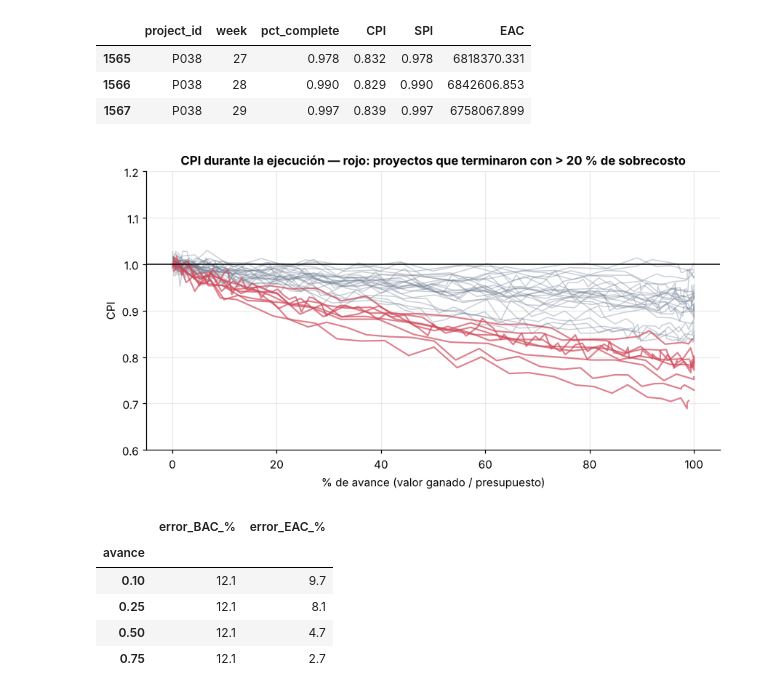
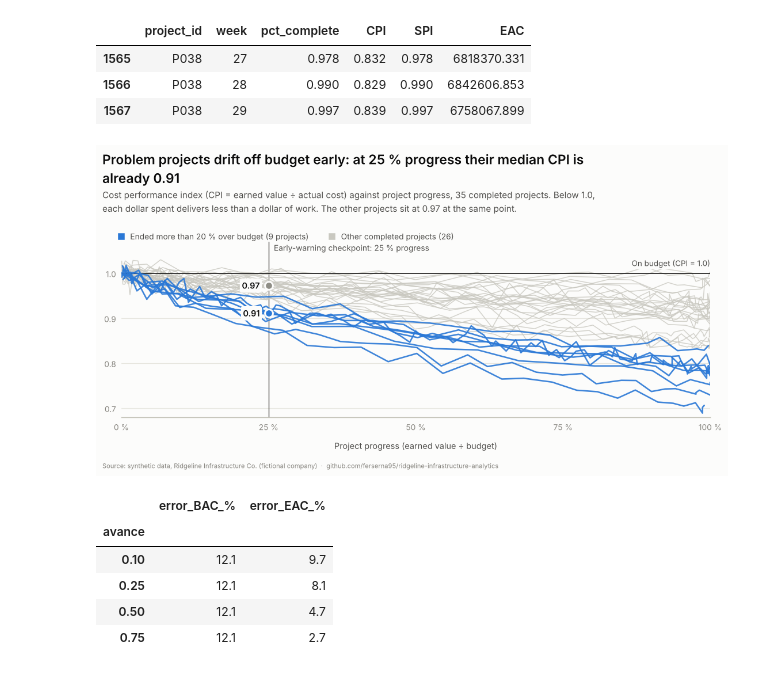
Before and after one commit to ferserna95/ridgeline-infrastructure-analytics, a Jupyter notebook: notebooks/01_eda_evm.ipynb, the cells around one changed output. Saved outputs shown, nothing was run; the diff lists cells and outputs as text; code cells hidden in the pictures.

```diff
--- a/notebooks/01_eda_evm.ipynb
+++ b/notebooks/01_eda_evm.ipynb
@@ -218,18 +237,41 @@ evm[["project_id", "week", "pct_complete", "CPI", "SPI", "EAC"]].tail(3).round(3
 | 1565 | P038 | 27 | 0.978 | 0.832 | 0.978 | 6818370.331 |
 | 1566 | P038 | 28 | 0.990 | 0.829 | 0.990 | 6842606.853 |
 | 1567 | P038 | 29 | 0.997 | 0.839 | 0.997 | 6758067.899 |
-# %%
-fig, ax = plt.subplots(figsize=(8, 4.5))
-final_over = done.set_index("project_id").overrun_pct
-for pid, g in evm[evm.project_id.isin(done.project_id)].groupby("project_id"):
-    bad = final_over[pid] > 20
-    ax.plot(g.pct_complete * 100, g.CPI, color=ALERT if bad else BASE, alpha=.7 if bad else .35, lw=1.4 if bad else 1)
-ax.axhline(1, color="black", lw=1)
-ax.set_ylim(.6, 1.2); ax.set_xlabel("% de avance (valor ganado / presupuesto)"); ax.set_ylabel("CPI")
-ax.set_title("CPI durante la ejecución — rojo: proyectos que terminaron con > 20 % de sobrecosto")
-plt.tight_layout(); save("02_cpi_trajectories")
-# %% [output]
-[figure, removed]
+# %%
+cpi25 = pd.Series({pid: g[g.pct_complete >= 0.25].iloc[0].CPI
+                   for pid, g in evm[evm.project_id.isin(done.project_id)].groupby("project_id")})
+prob = done.set_index("project_id").overrun_pct > 20
+med_p, med_o = cpi25[prob].median(), cpi25[~prob].median()
+
+fig, gs = viz.new_fig(10.4, 5.4,
+    f"Problem projects drift off budget early: at 25 % progress their median CPI is already {med_p:.2f}",
+    f"Cost performance index (CPI = earned value ÷ actual cost) against project progress, 35 completed projects. "
+    f"Below 1.0, each dollar spent delivers less than a dollar of work. The other projects sit at {med_o:.2f} at the same point.",
+    left=0.6, right=0.5, bottom=1.0)
+ax = fig.add_subplot(gs[0, 0])
+ax.set_xlim(0, 100); ax.set_ylim(0.68, 1.07)
+viz.style_axes(ax, grid="y")
+for is_prob, color, lw, z in ((False, DEEMPH, 1.0, 2), (True, ACCENT, 1.7, 3)):
+    for pid, g in evm[evm.project_id.isin(done.project_id)].groupby("project_id"):
+        if bool(prob[pid]) == is_prob:
+            ax.plot(g.pct_complete * 100, g.CPI, color=color, lw=lw, alpha=0.9 if is_prob else 0.8, zorder=z)
+
+viz.hline(ax, 1.0, "On budget (CPI = 1.0)", x_text=100, ha="right", lw=1.0)
+ax.axvline(25, color=INK2, lw=0.9, zorder=1)
+viz.label(ax, 25, 1.067, "Early-warning checkpoint: 25 % progress", dx=6, va="top", size=9, color=INK2)
+viz.dot(ax, 25, med_p, ACCENT, size=9)
+viz.dot(ax, 25, med_o, "#8f8e86", size=9)
+bb = dict(boxstyle="round,pad=0.25", fc=SURFACE, ec="none")
+viz.label(ax, 25, med_p, f"{med_p:.2f}", dx=-10, ha="right", weight="semibold", bbox=bb)
+viz.label(ax, 25, med_o, f"{med_o:.2f}", dx=-10, ha="right", weight="semibold", bbox=bb)
+
+ax.set_xticks([0, 25, 50, 75, 100]); ax.set_xticklabels(["0 %", "25 %", "50 %", "75 %", "100 %"])
+ax.set_yticks([0.7, 0.8, 0.9, 1.0]); ax.set_xlabel("Project progress (earned value ÷ budget)", labelpad=10)
+viz.legend_keys(ax, [(f"Ended more than 20 % over budget ({int(prob.sum())} projects)", ACCENT),
+                     (f"Other completed projects ({int((~prob).sum())})", DEEMPH)], loc=(0.0, 1.03))
+viz.save(fig, "02_cpi_trajectories")
+# %% [output]
+[figure, added]
 # %%
 # ¿Qué tan bien predice el EVM clásico el costo final, según cuánto avance lleva el proyecto?
 rows = []
```
Also changed, not shown: parts of 16 cells of this notebook, 11 other files.
